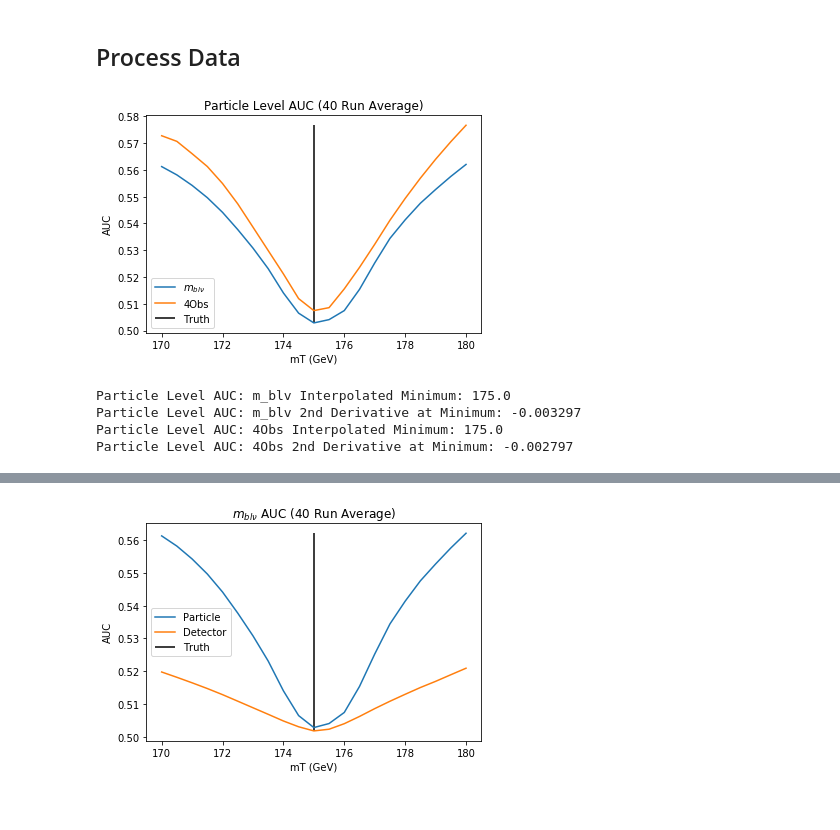
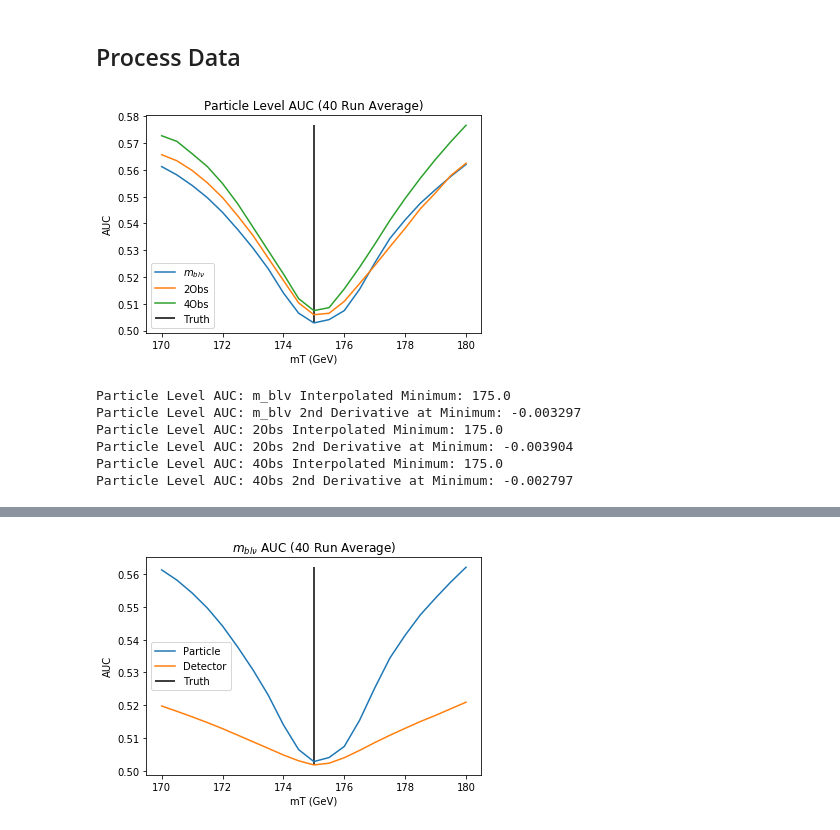
Before and after one commit to hep-lbdl/SRGN, a Jupyter notebook: TopQuarkFitting/DCTR_1D_mT-EnsembleDataProcessingNEW.ipynb, the cells around one changed output, grey strips where cells are left out. Saved outputs shown, nothing was run; the diff lists cells and outputs as text; code cells hidden in the pictures.

```diff
--- a/TopQuarkFitting/DCTR_1D_mT-EnsembleDataProcessingNEW.ipynb
+++ b/TopQuarkFitting/DCTR_1D_mT-EnsembleDataProcessingNEW.ipynb
@@ -27,6 +31,16 @@ det_lvals_mblv = np.empty((0, len(thetas)))
 det_vlvals_mblv = np.empty((0, len(thetas)))
 det_AUC_mblv = np.empty((0, len(thetas)))
 
+part_cor_2Obs = np.empty((0, len(thetas)))
+part_lvals_2Obs = np.empty((0, len(thetas)))
+part_vlvals_2Obs = np.empty((0, len(thetas)))
+part_AUC_2Obs = np.empty((0, len(thetas)))
+
+det_cor_2Obs = np.empty((0, len(thetas)))
+det_lvals_2Obs = np.empty((0, len(thetas)))
+det_vlvals_2Obs = np.empty((0, len(thetas)))
+det_AUC_2Obs = np.empty((0, len(thetas)))
+
 part_cor_4Obs = np.empty((0, len(thetas)))
 part_lvals_4Obs = np.empty((0, len(thetas)))
 part_vlvals_4Obs = np.empty((0, len(thetas)))
@@ -98,0 +116,20 @@ det_AUC_4Obs_min = np.argmin(det_AUC_4Obs, axis = 1)
+# %%
+part_cor_2Obs_mean = np.mean(part_cor_2Obs, axis = 0)
+part_lvals_2Obs_mean = np.mean(part_lvals_2Obs, axis = 0)
+part_vlvals_2Obs_mean = np.mean(part_vlvals_2Obs, axis = 0)
+part_AUC_2Obs_mean = np.mean(part_AUC_2Obs, axis = 0)
+
+part_AUC_2Obs_dif = part_AUC_2Obs_mean - min(part_AUC_2Obs_mean)
+
+part_cor_2Obs_max = np.argmax(part_cor_2Obs, axis = 1)
+part_AUC_2Obs_min = np.argmin(part_AUC_2Obs, axis = 1)
+
+det_cor_2Obs_mean = np.mean(det_cor_2Obs, axis = 0)
+det_lvals_2Obs_mean = np.mean(det_lvals_2Obs, axis = 0)
+det_vlvals_2Obs_mean = np.mean(det_vlvals_2Obs, axis = 0)
+det_AUC_2Obs_mean = np.mean(det_AUC_2Obs, axis = 0)
+
+det_AUC_2Obs_dif = det_AUC_2Obs_mean - min(det_AUC_2Obs_mean)
+
+det_cor_2Obs_max = np.argmax(det_cor_2Obs, axis = 1)
+det_AUC_2Obs_min = np.argmin(det_AUC_2Obs, axis = 1)
@@ -99,36 +156,46 @@ det_AUC_4Obs_min = np.argmin(det_AUC_4Obs, axis = 1)
 # %%
 plt.title("Particle Level AUC (40 Run Average)")
 
 plt.plot(thetas, part_AUC_mblv_mean, label=r'$m_{bl\nu}$')
+plt.plot(thetas, part_AUC_2Obs_mean, label='2Obs')
 plt.plot(thetas, part_AUC_4Obs_mean, label='4Obs')
 plt.vlines(
     175,
-    min(np.concatenate([part_AUC_mblv_mean, part_AUC_4Obs_mean])),
-    max(np.concatenate([part_AUC_mblv_mean, part_AUC_4Obs_mean])),
+    min(np.concatenate([part_AUC_mblv_mean, part_AUC_2Obs_mean, part_AUC_4Obs_mean])),
+    max(np.concatenate([part_AUC_mblv_mean, part_AUC_2Obs_mean, part_AUC_4Obs_mean])),
     label='Truth')
 
 plt.xlabel("mT (GeV)")
 plt.ylabel("AUC")
 plt.legend()
 # plt.savefig("DCTR_1D_mT-EnsembleDataProcessing-Particle-Level-AUC-40-Run-Average.png")
 plt.show()
 
 f = interpolate.interp1d(thetas, part_AUC_mblv_mean, fill_value="extrapolate")
 f_min = sp.optimize.minimize(lambda x: f(x), x0=0)['x'][0]
 df2 = misc.derivative(f, f_min)
 
 print("Particle Level AUC: m_blv Interpolated Minimum: {:.1f}".format(f_min))
 print("Particle Level AUC: m_blv 2nd Derivative at Minimum: {:.6f}".format(df2))
 
+f = interpolate.interp1d(thetas, part_AUC_2Obs_mean, fill_value="extrapolate")
+f_min = sp.optimize.minimize(lambda x: f(x), x0=0)['x'][0]
+df2 = misc.derivative(f, f_min)
+
+print("Particle Level AUC: 2Obs Interpolated Minimum: {:.1f}".format(f_min))
+print("Particle Level AUC: 2Obs 2nd Derivative at Minimum: {:.6f}".format(df2))
+
 f = interpolate.interp1d(thetas, part_AUC_4Obs_mean, fill_value="extrapolate")
 f_min = sp.optimize.minimize(lambda x: f(x), x0=0)['x'][0]
 df2 = misc.derivative(f, f_min)
 
 print("Particle Level AUC: 4Obs Interpolated Minimum: {:.1f}".format(f_min))
 print("Particle Level AUC: 4Obs 2nd Derivative at Minimum: {:.6f}".format(df2))
 # %% [output]
-[figure, old version]
+[figure, new version]
 Particle Level AUC: m_blv Interpolated Minimum: 175.0
 Particle Level AUC: m_blv 2nd Derivative at Minimum: -0.003297
+Particle Level AUC: 2Obs Interpolated Minimum: 175.0
+Particle Level AUC: 2Obs 2nd Derivative at Minimum: -0.003904
 Particle Level AUC: 4Obs Interpolated Minimum: 175.0
 Particle Level AUC: 4Obs 2nd Derivative at Minimum: -0.002797
```
Also changed, not shown: parts of 18 cells of this notebook.
